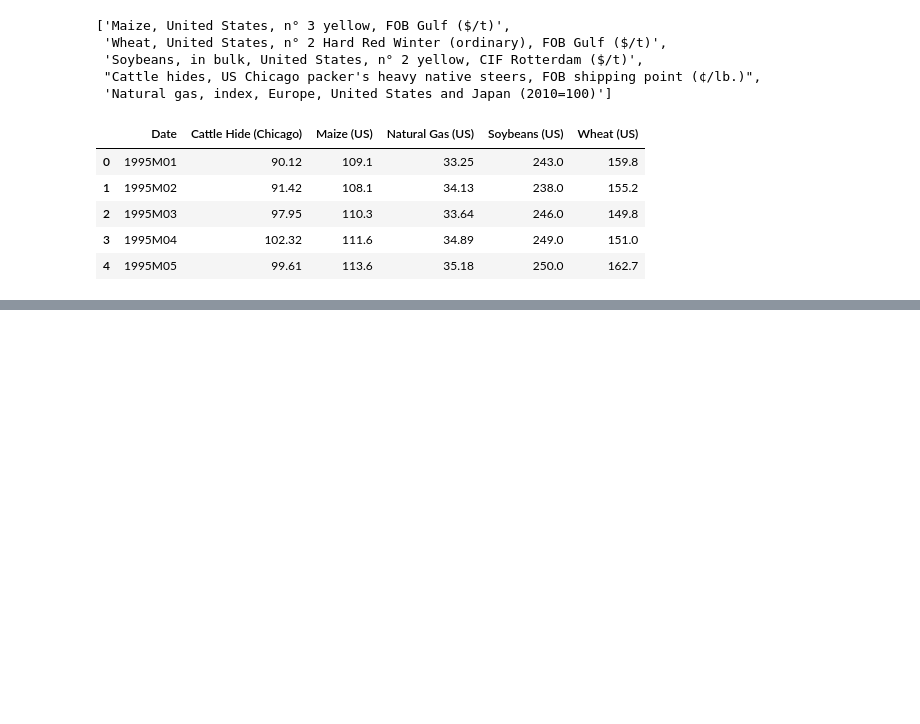
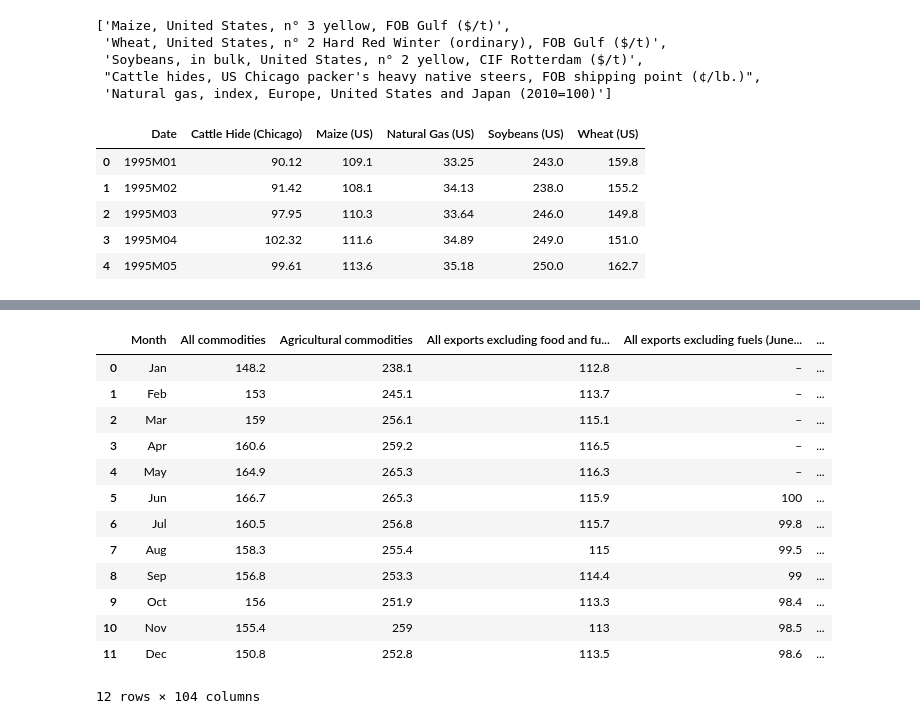
Before and after one commit to bengoh815/maddata2024, a Jupyter notebook: MarketTrade.ipynb, the cells around one changed output, grey strips where cells are left out. Cells and saved outputs as stored; diff of their text form; code cells hidden in the pictures; blank space fills up the shorter version.

```diff
--- a/MarketTrade.ipynb
+++ b/MarketTrade.ipynb
@@ -182,0 +593,9 @@ commodity_prices.head()
+# %%
+df_bea = df_bea[(df_bea['Year/Commodity'] == 2022) | df_bea['Year/Commodity'].apply(lambda x: isinstance(x, str))]
+df_bea = df_bea[df_bea['Year/Commodity'] != "Advanced Technology"]
+df_bea['Year/Commodity'] = df_bea['Year/Commodity'].astype(str)
+df_bea = df_bea[~df_bea['Year/Commodity'].str.contains("\(Dec\. 2023=100\)")]
+df_bea.reset_index(drop=True, inplace=True)
+df_bea
+
+[print(i) for i in df_bea['Year/Commodity']]
@@ -182,0 +637,43 @@ commodity_prices.head()
+# %%
+# Extract the headers (commodities) and create a mapping for the new headers
+commodities = df_bea[df_bea['Year/Commodity'] != '2022']['Year/Commodity'].dropna().tolist()
+headers_mapping = {i: commodity for i, commodity in enumerate(commodities, start=1)}
+
+# Filter out the rows where 'Year/Commodity' is not a year
+df_bea = df_bea[df_bea['Year/Commodity'] == '2022'].reset_index(drop=True)
+
+# Drop the 'Year/Commodity' column as we no longer need it
+df_bea.drop('Year/Commodity', axis=1, inplace=True)
+
+# Rename the columns using the headers_mapping created earlier
+df_bea.rename(columns=headers_mapping, inplace=True)
+
+# Transpose the DataFrame so that months become rows and commodities become columns
+df_bea = df_bea.T
+
+# Reset the index to turn the old column names into a column in the DataFrame
+df_bea.reset_index(inplace=True)
+
+# Rename the columns appropriately
+df_bea.columns = ['Month'] + commodities
+
+# The 'Month' column will have values from the index (Jan, Feb, etc.), extract and set it
+df_bea['Month'] = df_bea['Month'].str.extract('(\w+)', expand=False)
+
+# Now, df should have the structure you want
+df_bea
+# %% [output]
+|  | Month | All commodities | Agricultural commodities | All exports excluding food and fu... | All exports excluding fuels (June... | ... |
+| 0 | Jan | 148.2 | 238.1 | 112.8 | – | ... |
+| 1 | Feb | 153 | 245.1 | 113.7 | – | ... |
+| 2 | Mar | 159 | 256.1 | 115.1 | – | ... |
+| 3 | Apr | 160.6 | 259.2 | 116.5 | – | ... |
+| 4 | May | 164.9 | 265.3 | 116.3 | – | ... |
+| 5 | Jun | 166.7 | 265.3 | 115.9 | 100 | ... |
+| 6 | Jul | 160.5 | 256.8 | 115.7 | 99.8 | ... |
+| 7 | Aug | 158.3 | 255.4 | 115 | 99.5 | ... |
+| 8 | Sep | 156.8 | 253.3 | 114.4 | 99 | ... |
+| 9 | Oct | 156 | 251.9 | 113.3 | 98.4 | ... |
+| 10 | Nov | 155.4 | 259 | 113 | 98.5 | ... |
+| 11 | Dec | 150.8 | 252.8 | 113.5 | 98.6 | ... |
+12 rows × 104 columns
```
Also changed, not shown: parts of 25 cells of this notebook, 4 other files.
